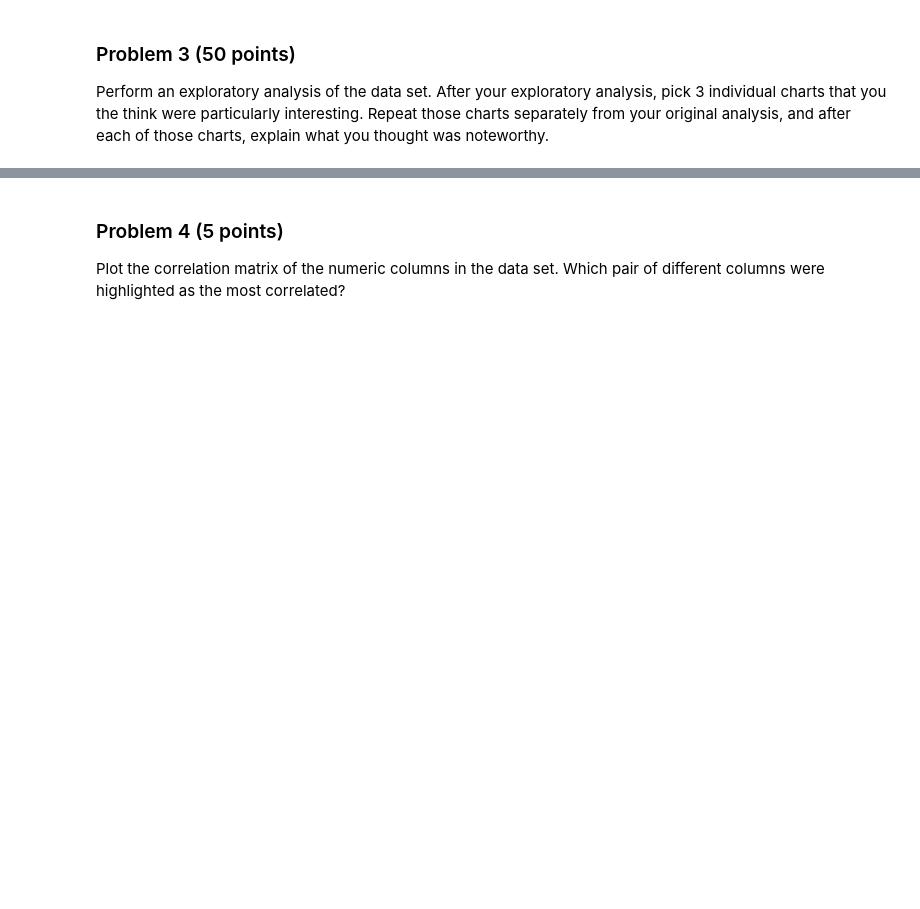
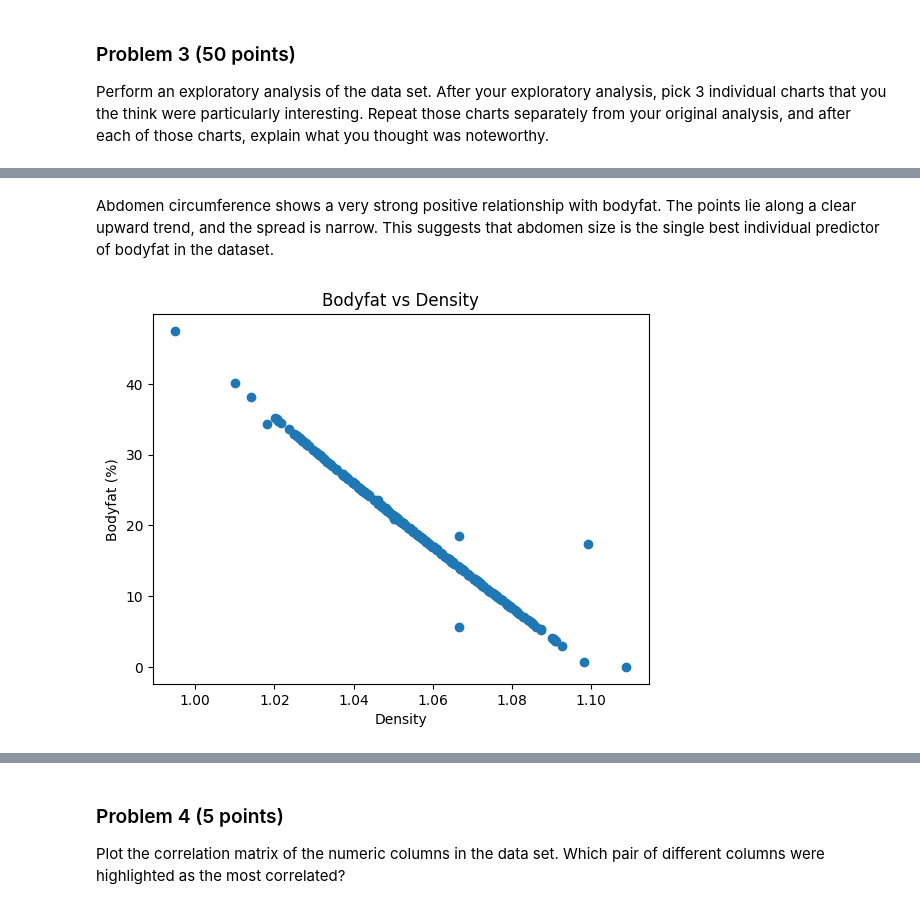
Before and after one commit to nmaldon1/dx602-final-project, a Jupyter notebook: project.ipynb, the cells around one changed output, grey strips where cells are left out. Saved outputs shown, nothing was run; the diff lists cells and outputs as text; code cells hidden in the pictures; blank space fills up the shorter version.

```diff
--- a/project.ipynb
+++ b/project.ipynb
@@ -130,0 +237,10 @@ YOUR ANSWERS HERE
+# %% [markdown]
+Abdomen circumference shows a very strong positive relationship with bodyfat. The points lie along a clear upward trend, and the spread is narrow. This suggests that abdomen size is the single best individual predictor of bodyfat in the dataset.
+# %%
+plt.scatter(df["Density"], df["target"])
+plt.xlabel("Density")
+plt.ylabel("Bodyfat (%)")
+plt.title("Bodyfat vs Density")
+plt.show()
+# %% [output]
+[figure, added]
```
Also changed, not shown: parts of 39 cells of this notebook.
